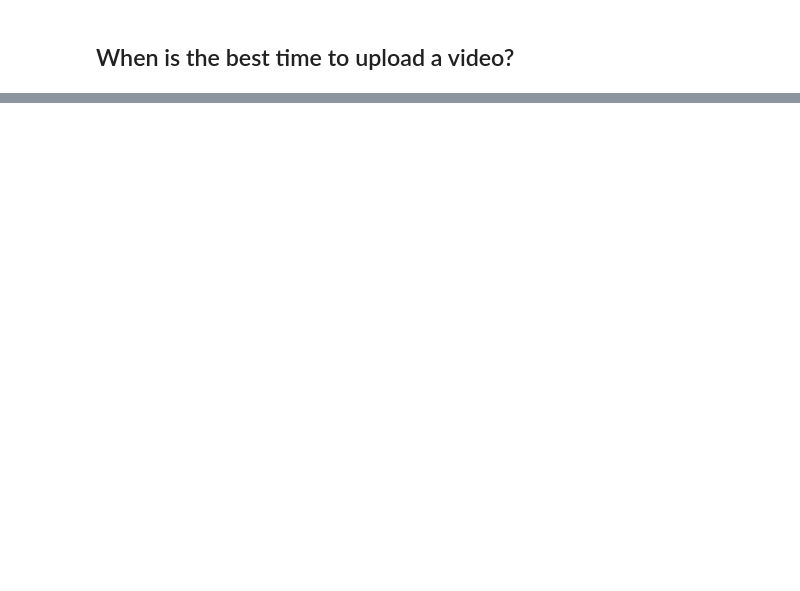
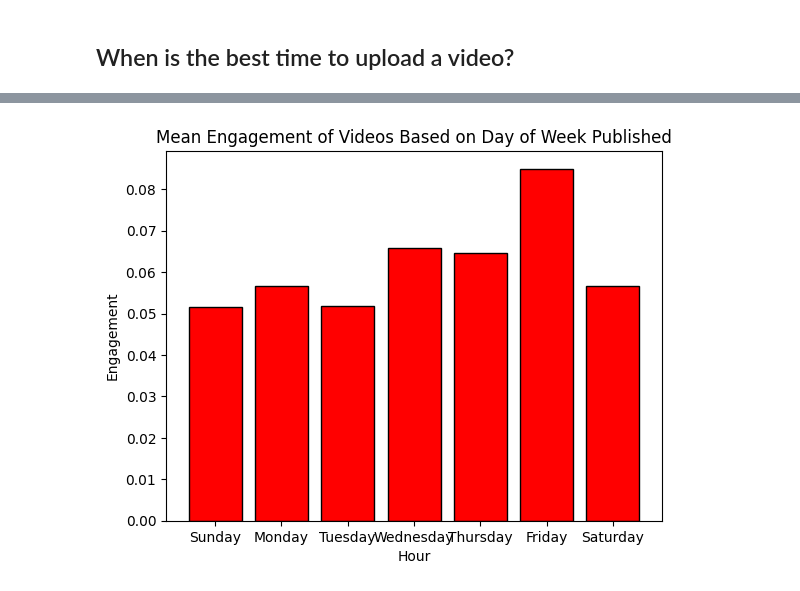
Before and after one commit to kevoinno/youtube-analytics, a Jupyter notebook: youtube_trending_visualizations.ipynb, the cells around one changed output, grey strips where cells are left out. Saved outputs shown, nothing was run; the diff lists cells and outputs as text; code cells hidden in the pictures; blank space fills up the shorter version.

```diff
--- a/youtube_trending_visualizations.ipynb
+++ b/youtube_trending_visualizations.ipynb
@@ -162,0 +172,10 @@ time_df_hour
+# %%
+time_df_day = time_df.groupby(time_df['published_at'].dt.day_name()).mean()
+time_df_day = time_df_day.reindex(list(pd.Series(pd.date_range('2023-01-01', periods=7)).dt.day_name()))
+# %%
+plt.bar(time_df_day.index, time_df_day['engagement'], edgecolor = "black", color = "#FF0000");
+plt.xlabel('Hour');
+plt.ylabel('Engagement');
+plt.title('Mean Engagement of Videos Based on Day of Week Published');
+# %% [output]
+[figure, added]
```
Also changed, not shown: parts of 28 cells of this notebook, 3 other files.
